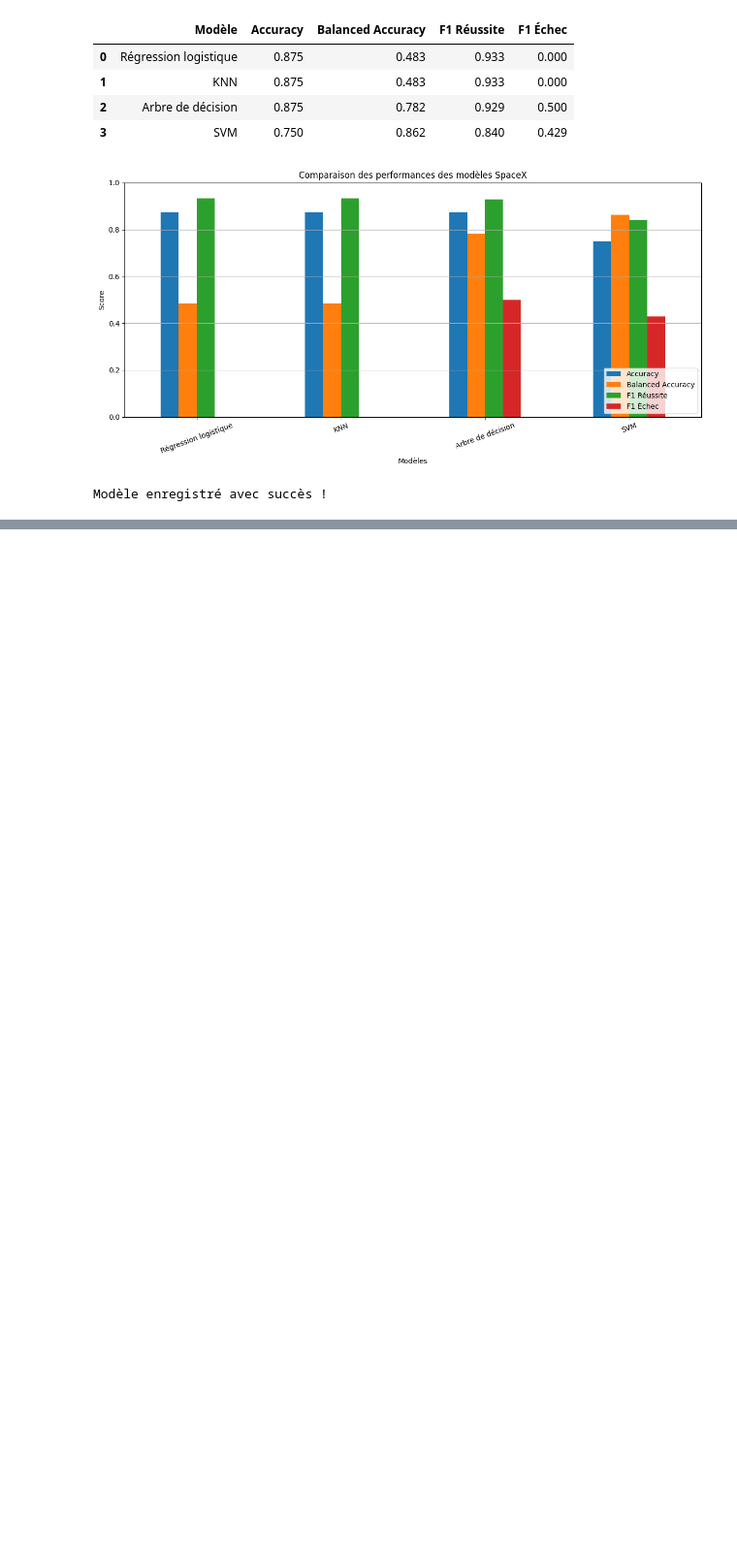
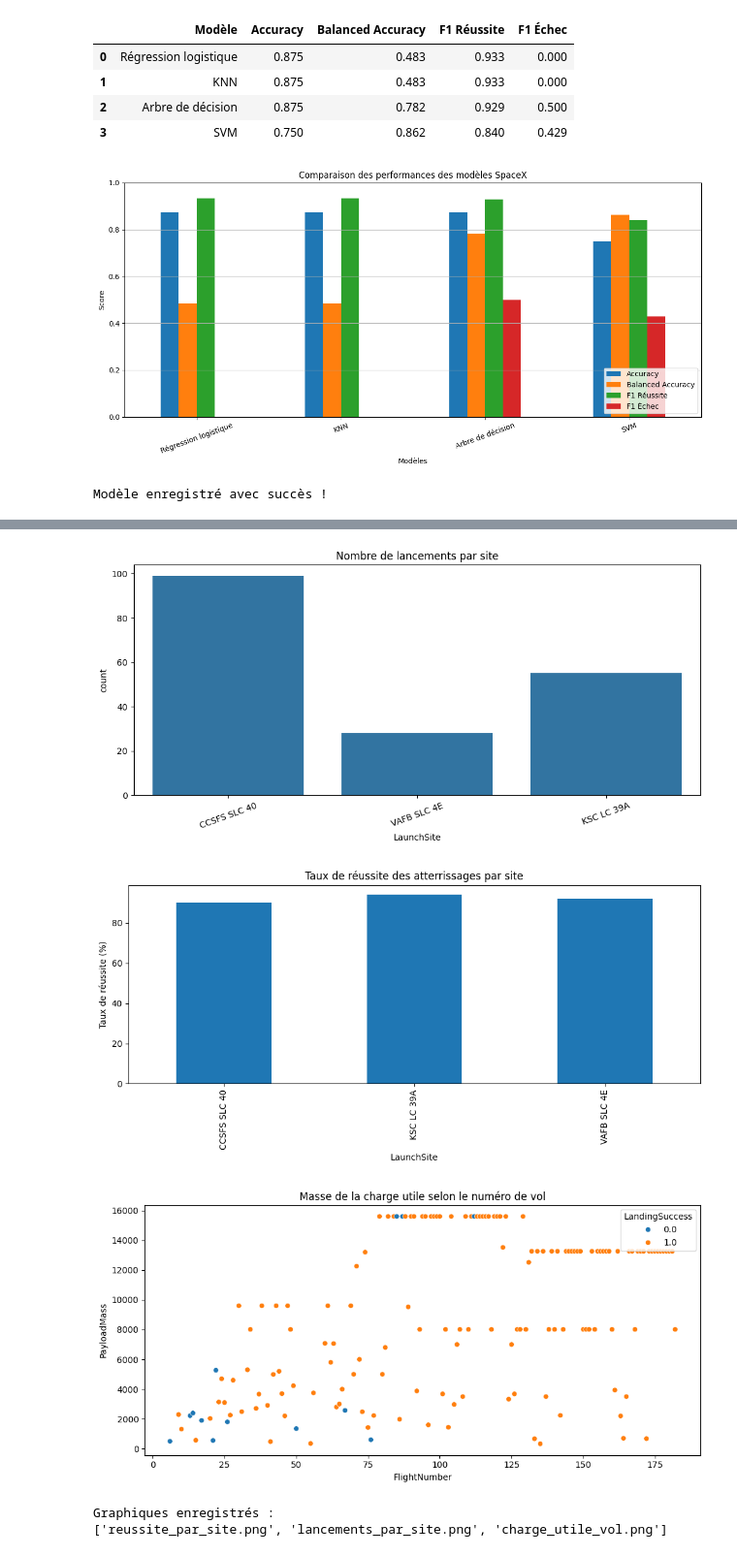
Before and after one commit to franck2908/IBM-Applied-Data-Science-Capstone, a Jupyter notebook: 01_data_collection.ipynb, the cells around one changed output, grey strips where cells are left out. Shown at 97% size. Drawn from its saved outputs; the diff is of its cells as text; code cells hidden in the pictures; blank space fills up the shorter version.

```diff
--- a/01_data_collection.ipynb
+++ b/01_data_collection.ipynb
@@ -1183,0 +1447,48 @@ Modèle enregistré avec succès !
+# %%
+import matplotlib.pyplot as plt
+import seaborn as sns
+import os
+
+os.makedirs("presentation/figures", exist_ok=True)
+
+# 1. Nombre de lancements par site
+plt.figure(figsize=(10, 5))
+sns.countplot(data=df, x="LaunchSite")
+plt.title("Nombre de lancements par site")
+plt.xticks(rotation=20)
+plt.tight_layout()
+plt.savefig("presentation/figures/lancements_par_site.png", dpi=300)
+plt.show()
+
+# 2. Taux de réussite par site
+success_by_site = df.groupby("LaunchSite")["LandingSuccess"].mean() * 100
+
+plt.figure(figsize=(10, 5))
+success_by_site.plot(kind="bar")
+plt.title("Taux de réussite des atterrissages par site")
+plt.ylabel("Taux de réussite (%)")
+plt.tight_layout()
+plt.savefig("presentation/figures/reussite_par_site.png", dpi=300)
+plt.show()
+
+# 3. Masse de la charge utile selon le numéro de vol
+plt.figure(figsize=(10, 5))
+sns.scatterplot(
+    data=df,
+    x="FlightNumber",
+    y="PayloadMass",
+    hue="LandingSuccess"
+)
+plt.title("Masse de la charge utile selon le numéro de vol")
+plt.tight_layout()
+plt.savefig("presentation/figures/charge_utile_vol.png", dpi=300)
+plt.show()
+
+print("Graphiques enregistrés :")
+print(os.listdir("presentation/figures"))
+# %% [output]
+[figure, added]
+[figure, added]
+[figure, added]
+Graphiques enregistrés :
+['reussite_par_site.png', 'lancements_par_site.png', 'charge_utile_vol.png']
```
Also changed, not shown: parts of 15 cells of this notebook.
